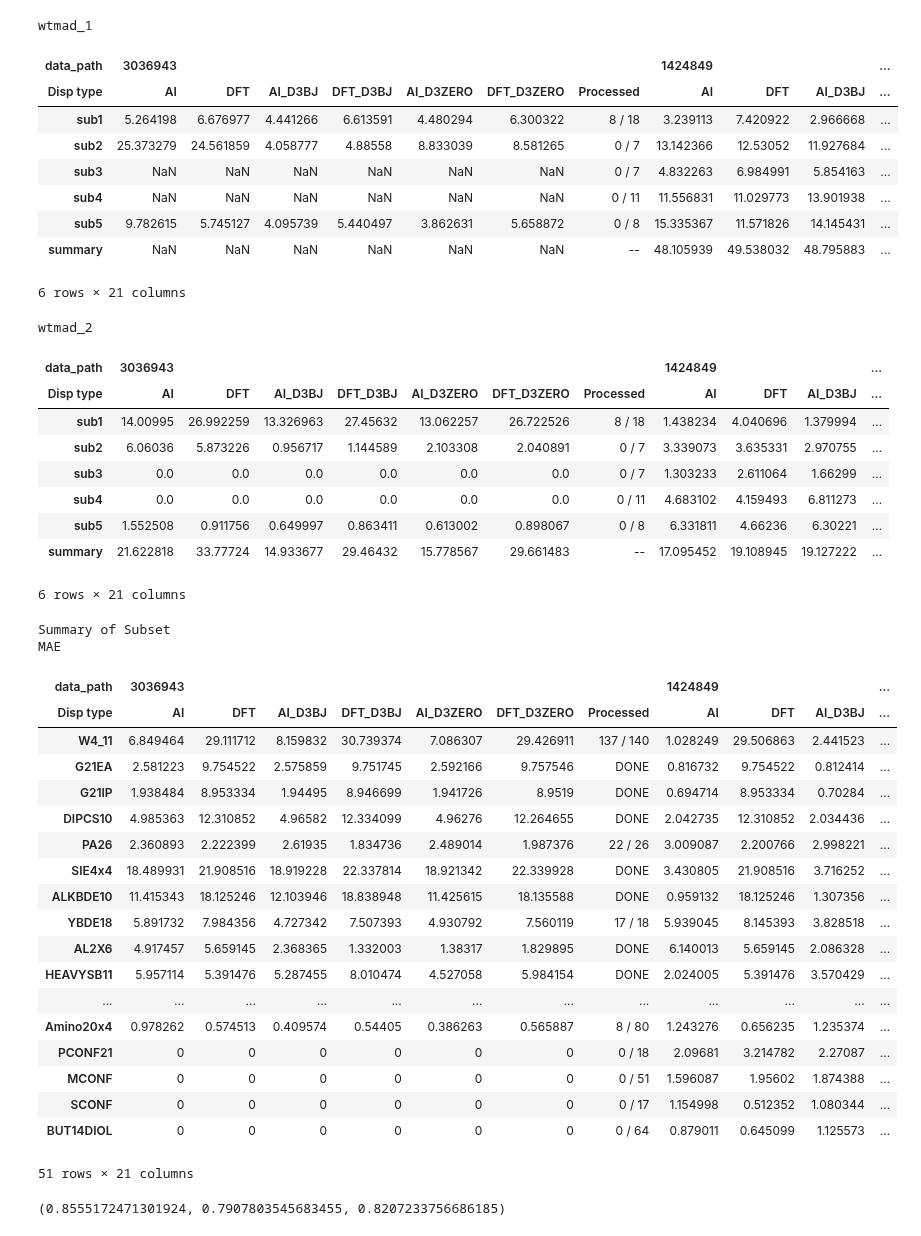
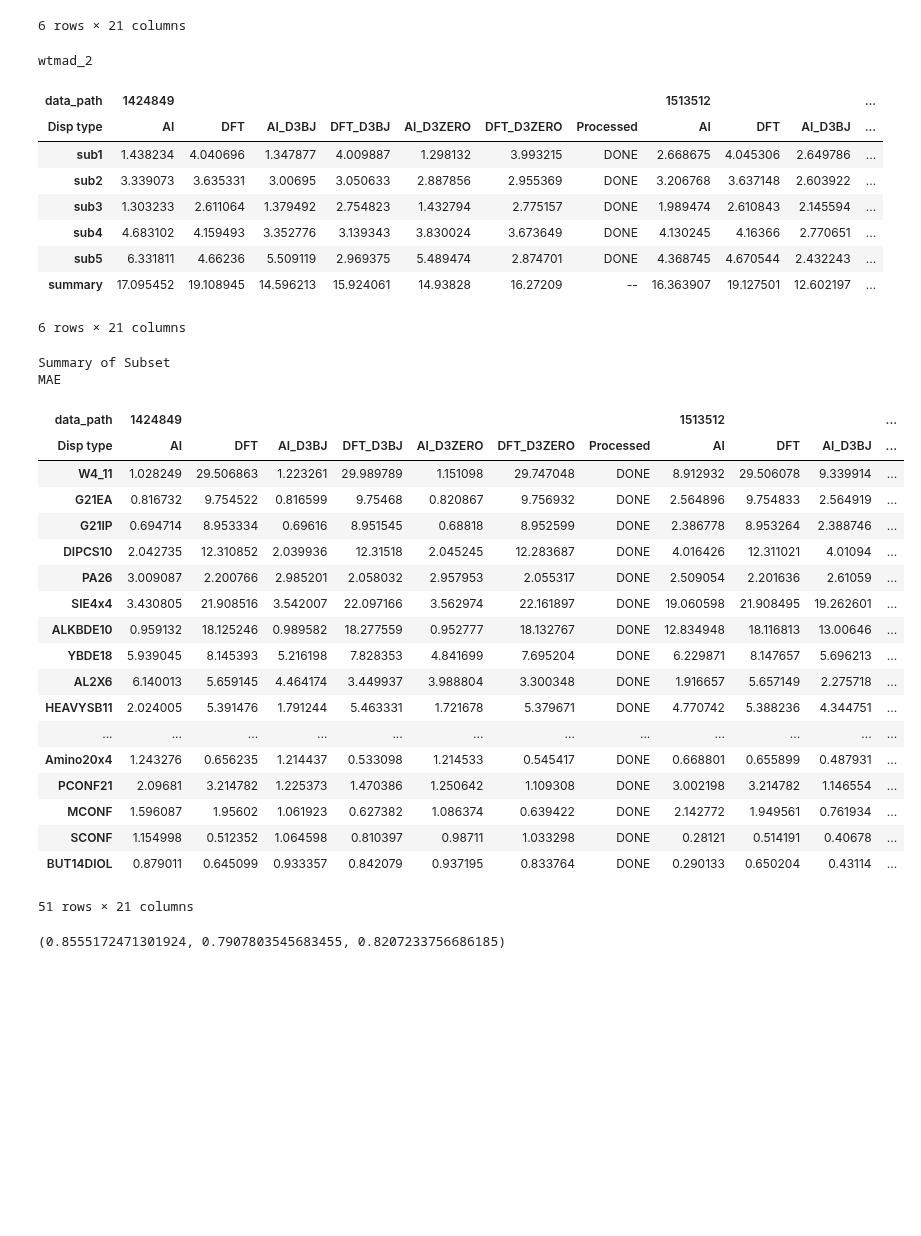
Before and after one commit to chem12346789/cc2cc, a Jupyter notebook: jupyter-notebook/hkqai_atomic_energy_gmtkn.ipynb, the cells around one changed output. Cells and saved outputs as stored; diff of their text form; code cells hidden in the pictures; blank space fills up the shorter version.

```diff
--- a/jupyter-notebook/hkqai_atomic_energy_gmtkn.ipynb
+++ b/jupyter-notebook/hkqai_atomic_energy_gmtkn.ipynb
@@ -12,7 +12,7 @@ verbose = 2
 data_set = "gmtkn-cc-pVDZ"
 
 data_path_list = sorted(
-    list(Path("../validate_hkqai").glob(f"*gmtkn*.csv")),
+    list(Path("../validate_hkqai_done").glob(f"*gmtkn*.csv")),
     key=lambda p: p.stat().st_ctime,
 )
 
@@ -549,44 +557,35 @@ MAE
-wtmad_1
+6 rows × 21 columns
-| data_path | 3036943 |  |  |  |  |  |  | 1424849 |  |  | ... |
-| Disp type | AI | DFT | AI_D3BJ | DFT_D3BJ | AI_D3ZERO | DFT_D3ZERO | Processed | AI | DFT | AI_D3BJ | ... |
-| sub1 | 5.264198 | 6.676977 | 4.441266 | 6.613591 | 4.480294 | 6.300322 | 8 / 18 | 3.239113 | 7.420922 | 2.966668 | ... |
-| sub2 | 25.373279 | 24.561859 | 4.058777 | 4.88558 | 8.833039 | 8.581265 | 0 / 7 | 13.142366 | 12.53052 | 11.927684 | ... |
-| sub3 | NaN | NaN | NaN | NaN | NaN | NaN | 0 / 7 | 4.832263 | 6.984991 | 5.854163 | ... |
-| sub4 | NaN | NaN | NaN | NaN | NaN | NaN | 0 / 11 | 11.556831 | 11.029773 | 13.901938 | ... |
-| sub5 | 9.782615 | 5.745127 | 4.095739 | 5.440497 | 3.862631 | 5.658872 | 0 / 8 | 15.335367 | 11.571826 | 14.145431 | ... |
-| summary | NaN | NaN | NaN | NaN | NaN | NaN | -- | 48.105939 | 49.538032 | 48.795883 | ... |
-6 rows × 21 columns
+wtmad_2
+| data_path | 1424849 |  |  |  |  |  |  | 1513512 |  |  | ... |
+| Disp type | AI | DFT | AI_D3BJ | DFT_D3BJ | AI_D3ZERO | DFT_D3ZERO | Processed | AI | DFT | AI_D3BJ | ... |
+| sub1 | 1.438234 | 4.040696 | 1.347877 | 4.009887 | 1.298132 | 3.993215 | DONE | 2.668675 | 4.045306 | 2.649786 | ... |
+| sub2 | 3.339073 | 3.635331 | 3.00695 | 3.050633 | 2.887856 | 2.955369 | DONE | 3.206768 | 3.637148 | 2.603922 | ... |
+| sub3 | 1.303233 | 2.611064 | 1.379492 | 2.754823 | 1.432794 | 2.775157 | DONE | 1.989474 | 2.610843 | 2.145594 | ... |
+| sub4 | 4.683102 | 4.159493 | 3.352776 | 3.139343 | 3.830024 | 3.673649 | DONE | 4.130245 | 4.16366 | 2.770651 | ... |
+| sub5 | 6.331811 | 4.66236 | 5.509119 | 2.969375 | 5.489474 | 2.874701 | DONE | 4.368745 | 4.670544 | 2.432243 | ... |
+| summary | 17.095452 | 19.108945 | 14.596213 | 15.924061 | 14.93828 | 16.27209 | -- | 16.363907 | 19.127501 | 12.602197 | ... |
-wtmad_2
+6 rows × 21 columns
-| data_path | 3036943 |  |  |  |  |  |  | 1424849 |  |  | ... |
-| Disp type | AI | DFT | AI_D3BJ | DFT_D3BJ | AI_D3ZERO | DFT_D3ZERO | Processed | AI | DFT | AI_D3BJ | ... |
-| sub1 | 14.00995 | 26.992259 | 13.326963 | 27.45632 | 13.062257 | 26.722526 | 8 / 18 | 1.438234 | 4.040696 | 1.379994 | ... |
-| sub2 | 6.06036 | 5.873226 | 0.956717 | 1.144589 | 2.103308 | 2.040891 | 0 / 7 | 3.339073 | 3.635331 | 2.970755 | ... |
-| sub3 | 0.0 | 0.0 | 0.0 | 0.0 | 0.0 | 0.0 | 0 / 7 | 1.303233 | 2.611064 | 1.66299 | ... |
-| sub4 | 0.0 | 0.0 | 0.0 | 0.0 | 0.0 | 0.0 | 0 / 11 | 4.683102 | 4.159493 | 6.811273 | ... |
-| sub5 | 1.552508 | 0.911756 | 0.649997 | 0.863411 | 0.613002 | 0.898067 | 0 / 8 | 6.331811 | 4.66236 | 6.30221 | ... |
-| summary | 21.622818 | 33.77724 | 14.933677 | 29.46432 | 15.778567 | 29.661483 | -- | 17.095452 | 19.108945 | 19.127222 | ... |
-6 rows × 21 columns
+Summary of Subset
+MAE
+| data_path | 1424849 |  |  |  |  |  |  | 1513512 |  |  | ... |
+| Disp type | AI | DFT | AI_D3BJ | DFT_D3BJ | AI_D3ZERO | DFT_D3ZERO | Processed | AI | DFT | AI_D3BJ | ... |
+| W4_11 | 1.028249 | 29.506863 | 1.223261 | 29.989789 | 1.151098 | 29.747048 | DONE | 8.912932 | 29.506078 | 9.339914 | ... |
+| G21EA | 0.816732 | 9.754522 | 0.816599 | 9.75468 | 0.820867 | 9.756932 | DONE | 2.564896 | 9.754833 | 2.564919 | ... |
+| G21IP | 0.694714 | 8.953334 | 0.69616 | 8.951545 | 0.68818 | 8.952599 | DONE | 2.386778 | 8.953264 | 2.388746 | ... |
+| DIPCS10 | 2.042735 | 12.310852 | 2.039936 | 12.31518 | 2.045245 | 12.283687 | DONE | 4.016426 | 12.311021 | 4.01094 | ... |
+| PA26 | 3.009087 | 2.200766 | 2.985201 | 2.058032 | 2.957953 | 2.055317 | DONE | 2.509054 | 2.201636 | 2.61059 | ... |
+| SIE4x4 | 3.430805 | 21.908516 | 3.542007 | 22.097166 | 3.562974 | 22.161897 | DONE | 19.060598 | 21.908495 | 19.262601 | ... |
+| ALKBDE10 | 0.959132 | 18.125246 | 0.989582 | 18.277559 | 0.952777 | 18.132767 | DONE | 12.834948 | 18.116813 | 13.00646 | ... |
+| YBDE18 | 5.939045 | 8.145393 | 5.216198 | 7.828353 | 4.841699 | 7.695204 | DONE | 6.229871 | 8.147657 | 5.696213 | ... |
+| AL2X6 | 6.140013 | 5.659145 | 4.464174 | 3.449937 | 3.988804 | 3.300348 | DONE | 1.916657 | 5.657149 | 2.275718 | ... |
+| HEAVYSB11 | 2.024005 | 5.391476 | 1.791244 | 5.463331 | 1.721678 | 5.379671 | DONE | 4.770742 | 5.388236 | 4.344751 | ... |
+| ... | ... | ... | ... | ... | ... | ... | ... | ... | ... | ... | ... |
+| Amino20x4 | 1.243276 | 0.656235 | 1.214437 | 0.533098 | 1.214533 | 0.545417 | DONE | 0.668801 | 0.655899 | 0.487931 | ... |
+| PCONF21 | 2.09681 | 3.214782 | 1.225373 | 1.470386 | 1.250642 | 1.109308 | DONE | 3.002198 | 3.214782 | 1.146554 | ... |
+| MCONF | 1.596087 | 1.95602 | 1.061923 | 0.627382 | 1.086374 | 0.639422 | DONE | 2.142772 | 1.949561 | 0.761934 | ... |
+| SCONF | 1.154998 | 0.512352 | 1.064598 | 0.810397 | 0.98711 | 1.033298 | DONE | 0.28121 | 0.514191 | 0.40678 | ... |
+| BUT14DIOL | 0.879011 | 0.645099 | 0.933357 | 0.842079 | 0.937195 | 0.833764 | DONE | 0.290133 | 0.650204 | 0.43114 | ... |
-Summary of Subset
-MAE
+51 rows × 21 columns
-| data_path | 3036943 |  |  |  |  |  |  | 1424849 |  |  | ... |
-| Disp type | AI | DFT | AI_D3BJ | DFT_D3BJ | AI_D3ZERO | DFT_D3ZERO | Processed | AI | DFT | AI_D3BJ | ... |
-| W4_11 | 6.849464 | 29.111712 | 8.159832 | 30.739374 | 7.086307 | 29.426911 | 137 / 140 | 1.028249 | 29.506863 | 2.441523 | ... |
-| G21EA | 2.581223 | 9.754522 | 2.575859 | 9.751745 | 2.592166 | 9.757546 | DONE | 0.816732 | 9.754522 | 0.812414 | ... |
-| G21IP | 1.938484 | 8.953334 | 1.94495 | 8.946699 | 1.941726 | 8.9519 | DONE | 0.694714 | 8.953334 | 0.70284 | ... |
-| DIPCS10 | 4.985363 | 12.310852 | 4.96582 | 12.334099 | 4.96276 | 12.264655 | DONE | 2.042735 | 12.310852 | 2.034436 | ... |
-| PA26 | 2.360893 | 2.222399 | 2.61935 | 1.834736 | 2.489014 | 1.987376 | 22 / 26 | 3.009087 | 2.200766 | 2.998221 | ... |
-| SIE4x4 | 18.489931 | 21.908516 | 18.919228 | 22.337814 | 18.921342 | 22.339928 | DONE | 3.430805 | 21.908516 | 3.716252 | ... |
-| ALKBDE10 | 11.415343 | 18.125246 | 12.103946 | 18.838948 | 11.425615 | 18.135588 | DONE | 0.959132 | 18.125246 | 1.307356 | ... |
-| YBDE18 | 5.891732 | 7.984356 | 4.727342 | 7.507393 | 4.930792 | 7.560119 | 17 / 18 | 5.939045 | 8.145393 | 3.828518 | ... |
-| AL2X6 | 4.917457 | 5.659145 | 2.368365 | 1.332003 | 1.38317 | 1.829895 | DONE | 6.140013 | 5.659145 | 2.086328 | ... |
-| HEAVYSB11 | 5.957114 | 5.391476 | 5.287455 | 8.010474 | 4.527058 | 5.984154 | DONE | 2.024005 | 5.391476 | 3.570429 | ... |
-| ... | ... | ... | ... | ... | ... | ... | ... | ... | ... | ... | ... |
-| Amino20x4 | 0.978262 | 0.574513 | 0.409574 | 0.54405 | 0.386263 | 0.565887 | 8 / 80 | 1.243276 | 0.656235 | 1.235374 | ... |
-| PCONF21 | 0 | 0 | 0 | 0 | 0 | 0 | 0 / 18 | 2.09681 | 3.214782 | 2.27087 | ... |
-| MCONF | 0 | 0 | 0 | 0 | 0 | 0 | 0 / 51 | 1.596087 | 1.95602 | 1.874388 | ... |
-| SCONF | 0 | 0 | 0 | 0 | 0 | 0 | 0 / 17 | 1.154998 | 0.512352 | 1.080344 | ... |
-| BUT14DIOL | 0 | 0 | 0 | 0 | 0 | 0 | 0 / 64 | 0.879011 | 0.645099 | 1.125573 | ... |
-51 rows × 21 columns
 # %%
 16.363907 / 19.127501, 12.60223 / 15.936448, 14.245033 / 17.35668
 # %% [output]
```
Also changed, not shown: parts of 1 cell of this notebook, 3 other files.
